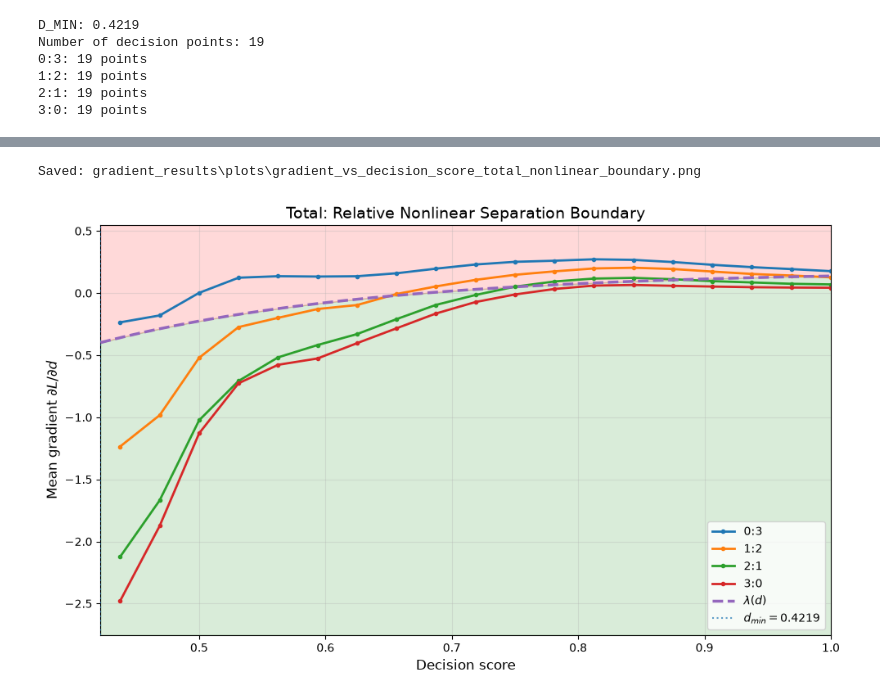
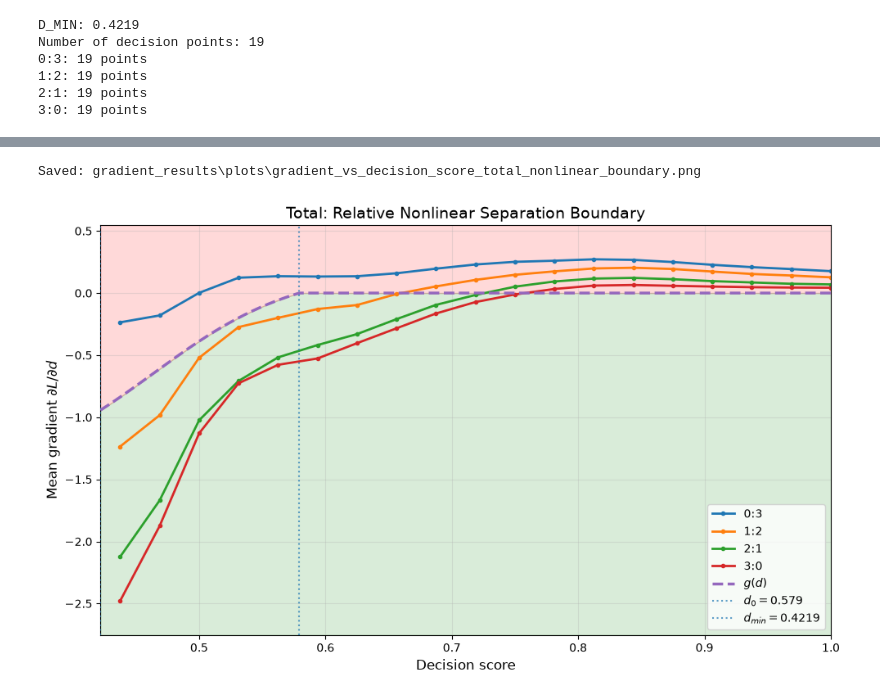
Before and after one commit to nguyenphantuanduy/adaptive-retrieval-timing, a Jupyter notebook: phase_1/stage_2_hypothesis_verification/H2_gradient_direction/analyze_threshold_and_cost.ipynb, the cells around one changed output, grey strips where cells are left out. Drawn from its saved outputs; the diff is of its cells as text; code cells hidden in the pictures.

```diff
--- a/phase_1/stage_2_hypothesis_verification/H2_gradient_direction/analyze_threshold_and_cost.ipynb
+++ b/phase_1/stage_2_hypothesis_verification/H2_gradient_direction/analyze_threshold_and_cost.ipynb
@@ -541,6 +705,6 @@ Final loss = 0.002891
 # %%
 # ============================================================
-# Plot nonlinear boundary
+# Plot final piecewise nonlinear boundary
 # ============================================================
 
 d_plot = torch.linspace(
@@ -551,8 +715,7 @@ d_plot = torch.linspace(
 
 with torch.no_grad():
     lambda_plot = (
-        boundary_function(d_plot)
-        - 0.1
+        final_boundary(d_plot)
     ).cpu().numpy()
 
 d_plot_np = d_plot.numpy()
@@ -631,7 +794,7 @@ for ratio in ["0:3", "1:2", "2:1", "3:0"]:
 
 
 # ------------------------------------------------------------
-# Nonlinear boundary
+# Final piecewise nonlinear boundary
 # ------------------------------------------------------------
 
 plt.plot(
@@ -639,8 +802,22 @@ plt.plot(
     lambda_plot,
     linestyle="--",
     linewidth=2.5,
-    label=r"$\lambda(d)$",
+    label=r"$g(d)$",
     zorder=3,
+)
+
+
+# ------------------------------------------------------------
+# Zero-crossing point
+# ------------------------------------------------------------
+
+plt.axvline(
+    d_zero,
+    linestyle=":",
+    linewidth=1.5,
+    alpha=0.7,
+    label=fr"$d_0={d_zero:.3f}$",
+    zorder=4,
 )
 
 
@@ -712,31 +889,31 @@ plt.legend()
 
 
 plt.tight_layout()
 
 
 # ------------------------------------------------------------
 # Save + show
 # ------------------------------------------------------------
 
 OUTPUT_PATH = Path(
     "gradient_results/plots/"
     "gradient_vs_decision_score_total_nonlinear_boundary.png"
 )
 
 OUTPUT_PATH.parent.mkdir(
     parents=True,
     exist_ok=True,
 )
 
 plt.savefig(
     OUTPUT_PATH,
     dpi=300,
     bbox_inches="tight",
 )
 
 print(f"Saved: {OUTPUT_PATH}")
 
 plt.show()
 # %% [output]
 Saved: gradient_results\plots\gradient_vs_decision_score_total_nonlinear_boundary.png
-[figure, old version]
+[figure, new version]
```
Also changed, not shown: parts of 6 cells of this notebook, 19 other files.
